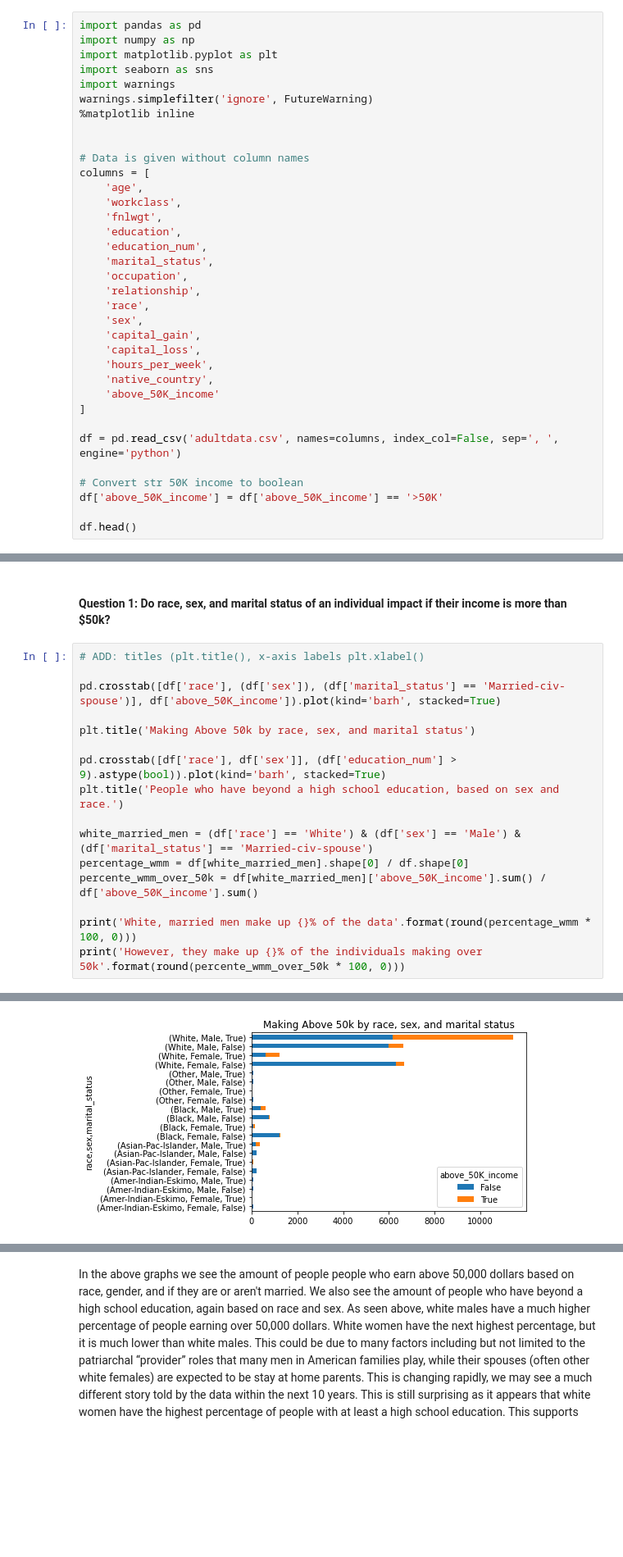
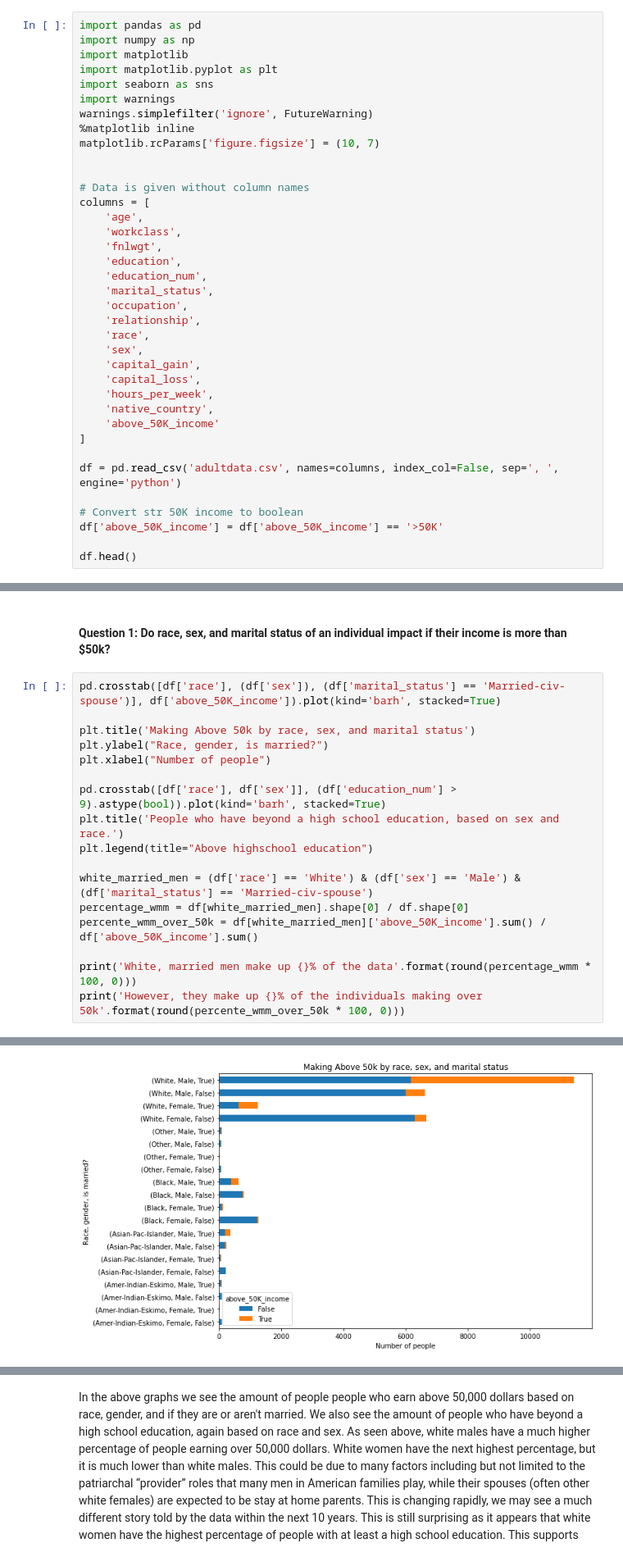
Before and after one commit to mariaherediaa/CS5324-Labs, a Jupyter notebook: Lab1/Lab 1.ipynb, the cells around one changed output, grey strips where cells are left out. Shown at 82% size. Cells and saved outputs as stored; diff of their text form; blank space fills up the shorter version.

```diff
--- a/Lab1/Lab 1.ipynb
+++ b/Lab1/Lab 1.ipynb
@@ -19,11 +19,13 @@ The data is given to us as a CSV, which we can easily load using Pandas.
 # %%
 import pandas as pd
 import numpy as np
+import matplotlib
 import matplotlib.pyplot as plt
 import seaborn as sns
 import warnings
 warnings.simplefilter('ignore', FutureWarning)
 %matplotlib inline
+matplotlib.rcParams['figure.figsize'] = (10, 7)
 
 
 # Data is given without column names
@@ -329,22 +332,23 @@ Ask three interesting questions that are relevant to your dataset and explore vi
 # %% [markdown]
 #### Question 1: Do race, sex, and marital status of an individual impact if their income is more than $50k?
 # %%
-# ADD: titles (plt.title(), x-axis labels plt.xlabel()
-
 pd.crosstab([df['race'], (df['sex']), (df['marital_status'] == 'Married-civ-spouse')], df['above_50K_income']).plot(kind='barh', stacked=True)
 
 plt.title('Making Above 50k by race, sex, and marital status')
+plt.ylabel("Race, gender, is married?")
+plt.xlabel("Number of people")
 
 pd.crosstab([df['race'], df['sex']], (df['education_num'] > 9).astype(bool)).plot(kind='barh', stacked=True)
 plt.title('People who have beyond a high school education, based on sex and race.')
+plt.legend(title="Above highschool education")
 
 white_married_men = (df['race'] == 'White') & (df['sex'] == 'Male') & (df['marital_status'] == 'Married-civ-spouse')
 percentage_wmm = df[white_married_men].shape[0] / df.shape[0]
 percente_wmm_over_50k = df[white_married_men]['above_50K_income'].sum() / df['above_50K_income'].sum()
 
 print('White, married men make up {}% of the data'.format(round(percentage_wmm * 100, 0)))
 print('However, they make up {}% of the individuals making over 50k'.format(round(percente_wmm_over_50k * 100, 0)))
 # %% [output]
 White, married men make up 38.0% of the data
 However, they make up 70.0% of the individuals making over 50k
-[figure, old version]
+[figure, new version]
```
Also changed, not shown: parts of 8 cells of this notebook.
